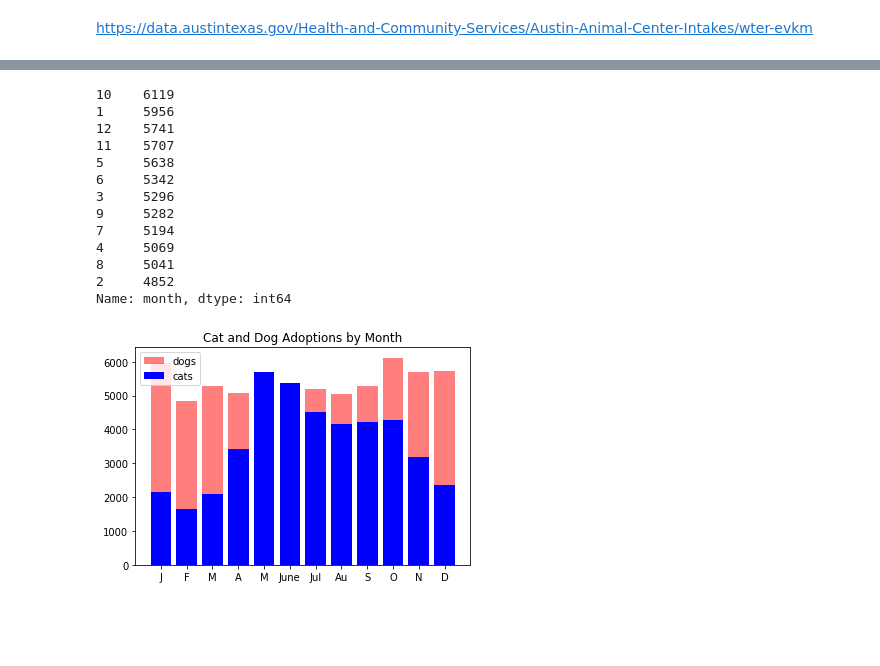
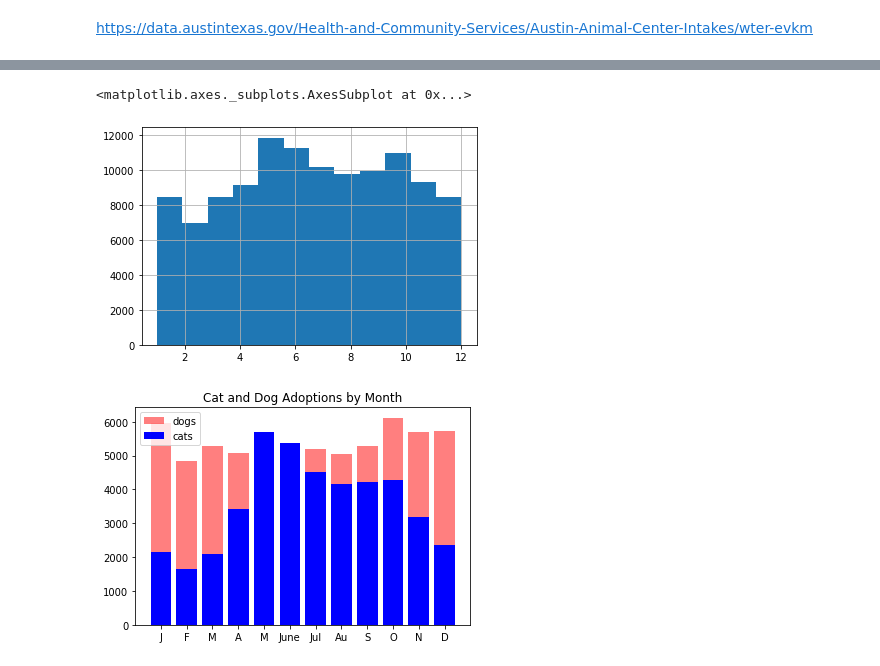
Before and after one commit to KelliExMachina/Chicago-ds-012720, a Jupyter notebook: module_1/week_2/day_6_viz/viz/matplotlib_viz-Notes.ipynb, the cells around one changed output, grey strips where cells are left out. Cells and saved outputs as stored; diff of their text form; code cells hidden in the pictures; blank space fills up the shorter version.

```diff
--- a/module_1/week_2/day_6_viz/viz/matplotlib_viz-Notes.ipynb
+++ b/module_1/week_2/day_6_viz/viz/matplotlib_viz-Notes.ipynb
@@ -310,23 +310,14 @@ df.head()
 | 4 | A682524 | Rio | 06/29/2014 10:38:00 AM | 2014-06-29 10:38:00 | 800 Grove Blvd in Austin (TX) | Stray | Normal | Dog | ... |
 # %%
 df_dogs = df[df['Animal Type']=='Dog']
-# %%
-#df_dogs
-df_dogs.month.value_counts()
-# %% [output]
-10    6119
-1     5956
-12    5741
-11    5707
-5     5638
-6     5342
-3     5296
-9     5282
-7     5194
-4     5069
-8     5041
-2     4852
-Name: month, dtype: int64
+# %%
+#df_dogs
+df_dogs.month.value_counts()
+df['month'].hist(bins=12) #because 12 months
+# how to do a bar plot to show that months are discreet
+# %% [output]
+<matplotlib.axes._subplots.AxesSubplot at 0x...>
+[figure, added]
 # %%
 
 
```
Also changed, not shown: parts of 6 cells of this notebook.
